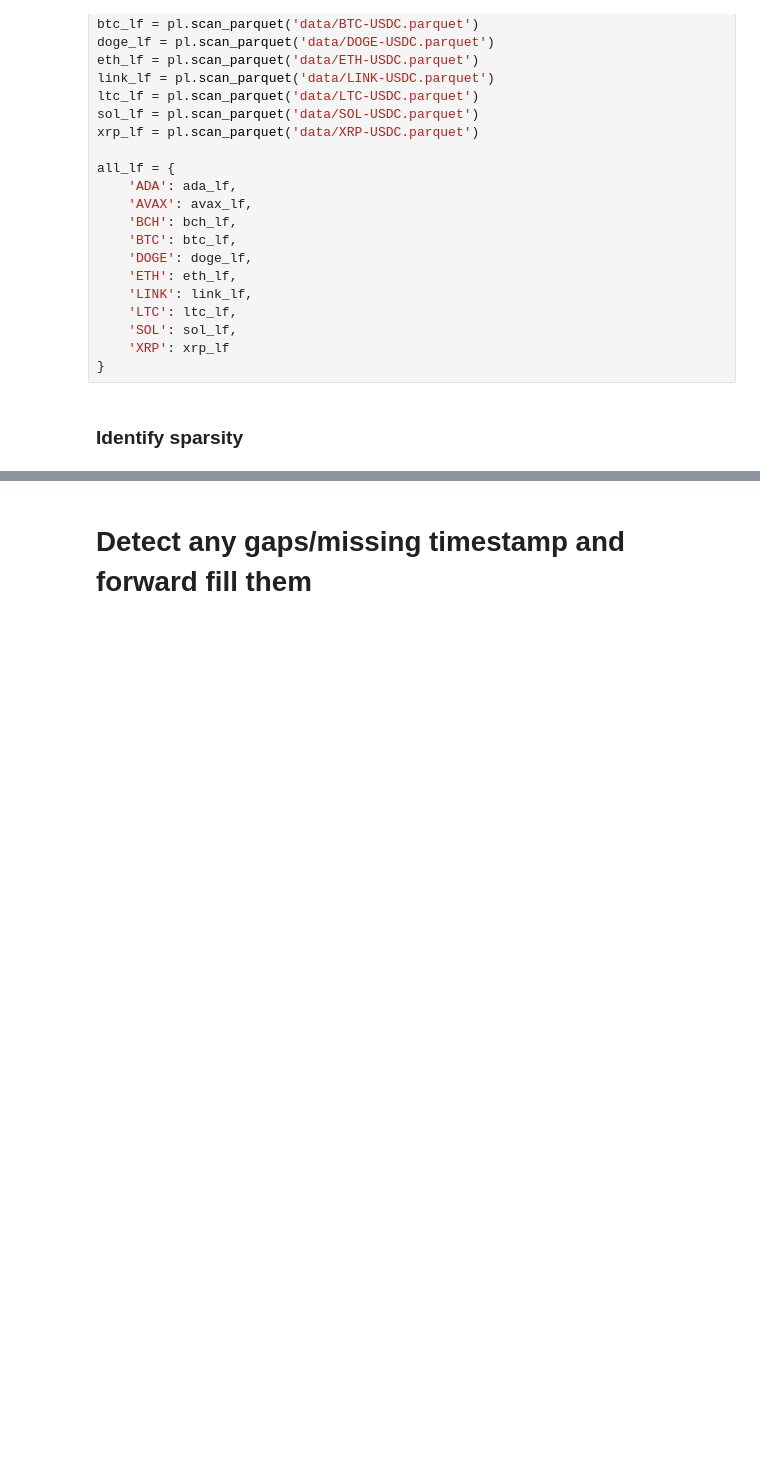
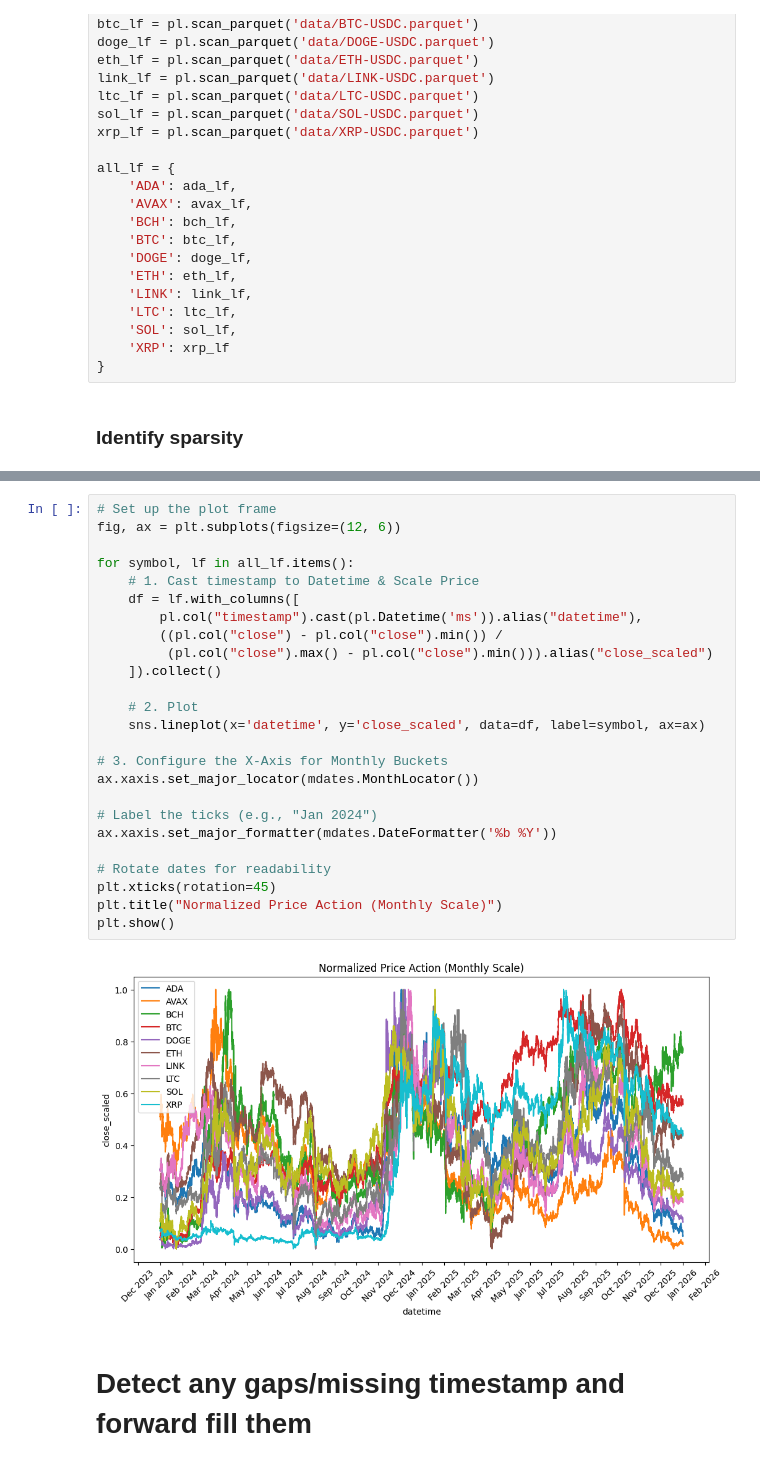
Before and after one commit to Zoltesh/intelligent_diversification, a Jupyter notebook: src/main.ipynb, the cells around one changed output, grey strips where cells are left out. Drawn from its saved outputs; the diff is of its cells as text; blank space fills up the shorter version.

```diff
--- a/src/main.ipynb
+++ b/src/main.ipynb
@@ -138,3 +97,30 @@ print(total)
+# %%
+# Set up the plot frame
+fig, ax = plt.subplots(figsize=(12, 6))
+
+for symbol, lf in all_lf.items():
+    # 1. Cast timestamp to Datetime & Scale Price
+    df = lf.with_columns([
+        pl.col("timestamp").cast(pl.Datetime('ms')).alias("datetime"),
+        ((pl.col("close") - pl.col("close").min()) /
+         (pl.col("close").max() - pl.col("close").min())).alias("close_scaled")
+    ]).collect()
+
+    # 2. Plot
+    sns.lineplot(x='datetime', y='close_scaled', data=df, label=symbol, ax=ax)
+
+# 3. Configure the X-Axis for Monthly Buckets
+ax.xaxis.set_major_locator(mdates.MonthLocator())
+
+# Label the ticks (e.g., "Jan 2024")
+ax.xaxis.set_major_formatter(mdates.DateFormatter('%b %Y'))
+
+# Rotate dates for readability
+plt.xticks(rotation=45)
+plt.title("Normalized Price Action (Monthly Scale)")
+plt.show()
+# %% [output]
+[figure, added]
 # %% [markdown]
 # Detect any gaps/missing timestamp and forward fill them
 # %%
```
Also changed, not shown: parts of 10 cells of this notebook, 4 other files.
